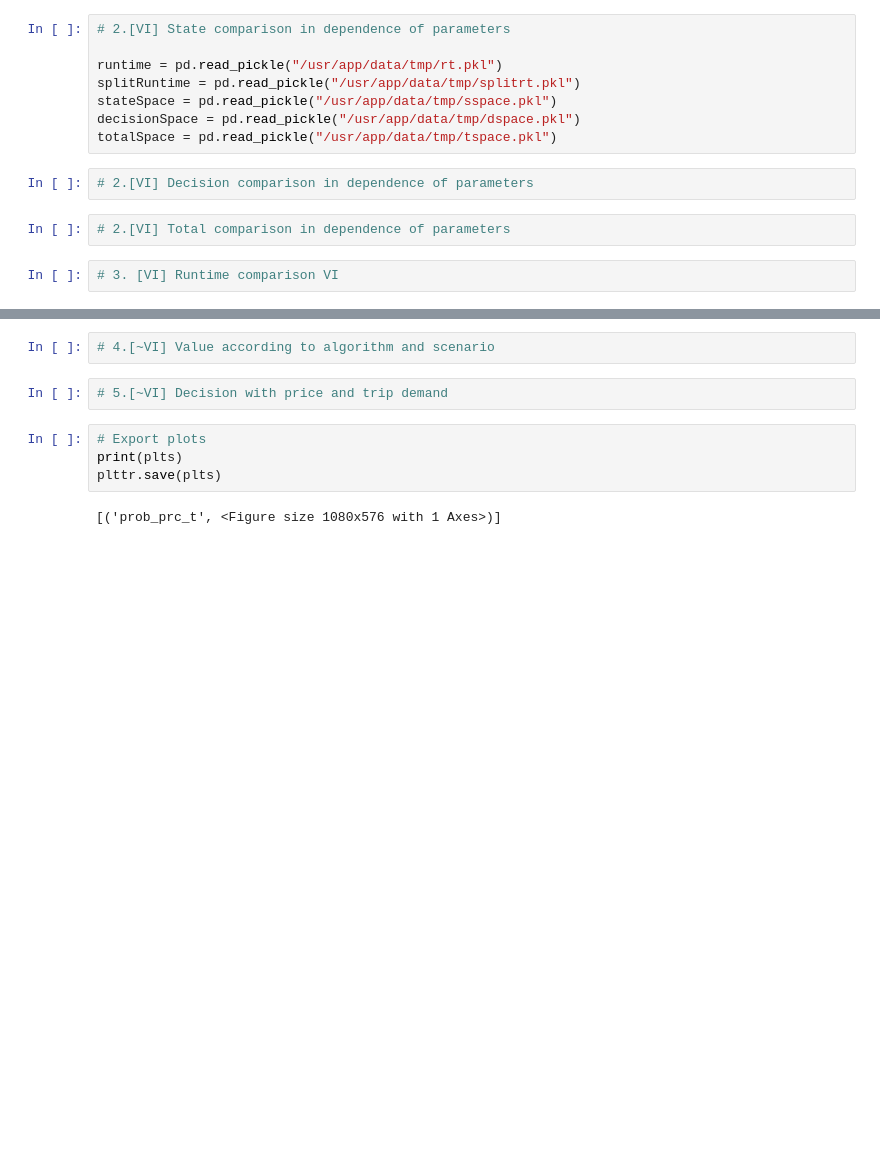
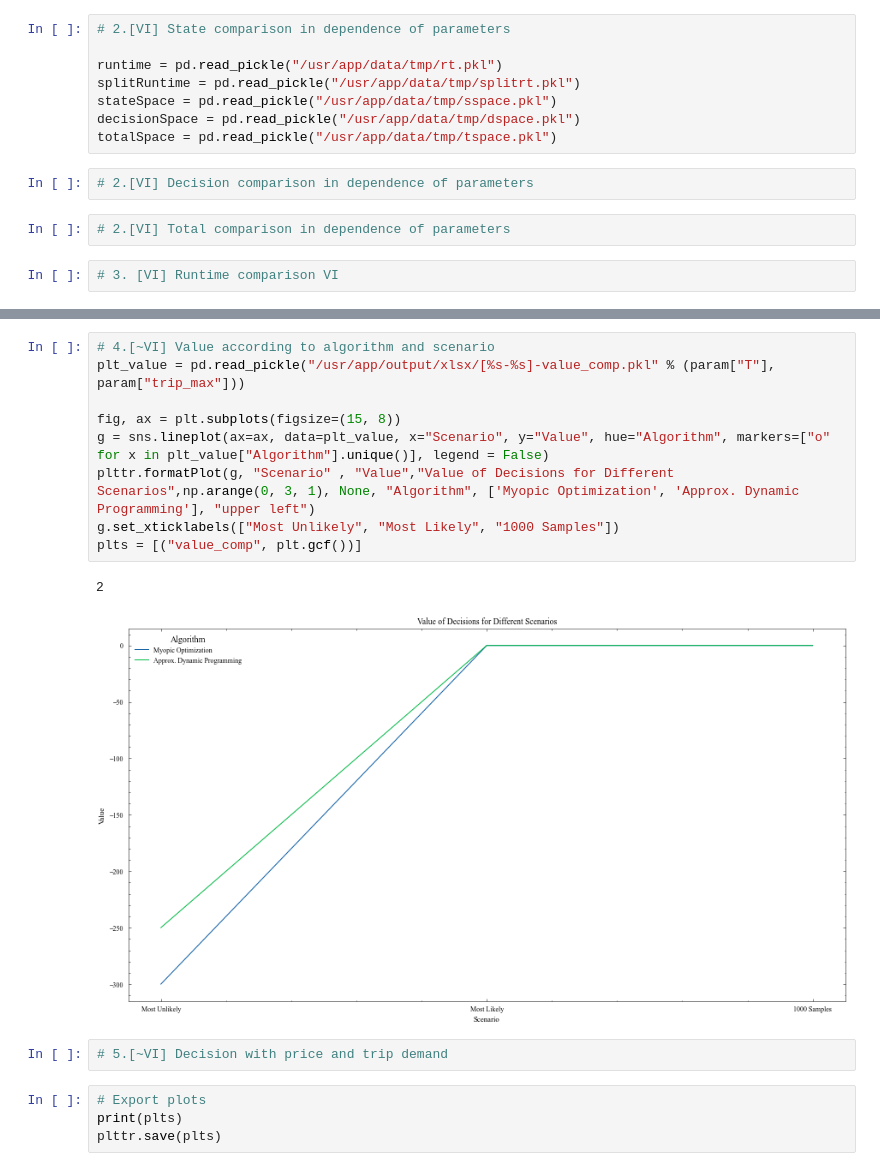
Before and after one commit to thummelt/master-thesis, a Jupyter notebook: code/src/Visualization.ipynb, the cells around one changed output, grey strips where cells are left out. Saved outputs shown, nothing was run; the diff lists cells and outputs as text; blank space fills up the shorter version.

```diff
--- a/code/src/Visualization.ipynb
+++ b/code/src/Visualization.ipynb
@@ -155,10 +158,18 @@ totalSpace = pd.read_pickle("/usr/app/data/tmp/tspace.pkl")
 # %%
 # 4.[~VI] Value according to algorithm and scenario
+plt_value = pd.read_pickle("/usr/app/output/xlsx/[%s-%s]-value_comp.pkl" % (param["T"], param["trip_max"]))
+
+fig, ax = plt.subplots(figsize=(15, 8))
+g = sns.lineplot(ax=ax, data=plt_value, x="Scenario", y="Value", hue="Algorithm", markers=["o" for x in plt_value["Algorithm"].unique()], legend = False)
+plttr.formatPlot(g, "Scenario" , "Value","Value of Decisions for Different Scenarios",np.arange(0, 3, 1), None, "Algorithm", ['Myopic Optimization', 'Approx. Dynamic Programming'], "upper left")
+g.set_xticklabels(["Most Unlikely", "Most Likely", "1000 Samples"])
+plts = [("value_comp", plt.gcf())]
+# %% [output]
+2
+[figure, added]
 # %%
 # 5.[~VI] Decision with price and trip demand
 # %%
 # Export plots
 print(plts)
 plttr.save(plts)
-# %% [output]
-[('prob_prc_t', <Figure size 1080x576 with 1 Axes>)]
```
Also changed, not shown: parts of 10 cells of this notebook, 2 other files.
